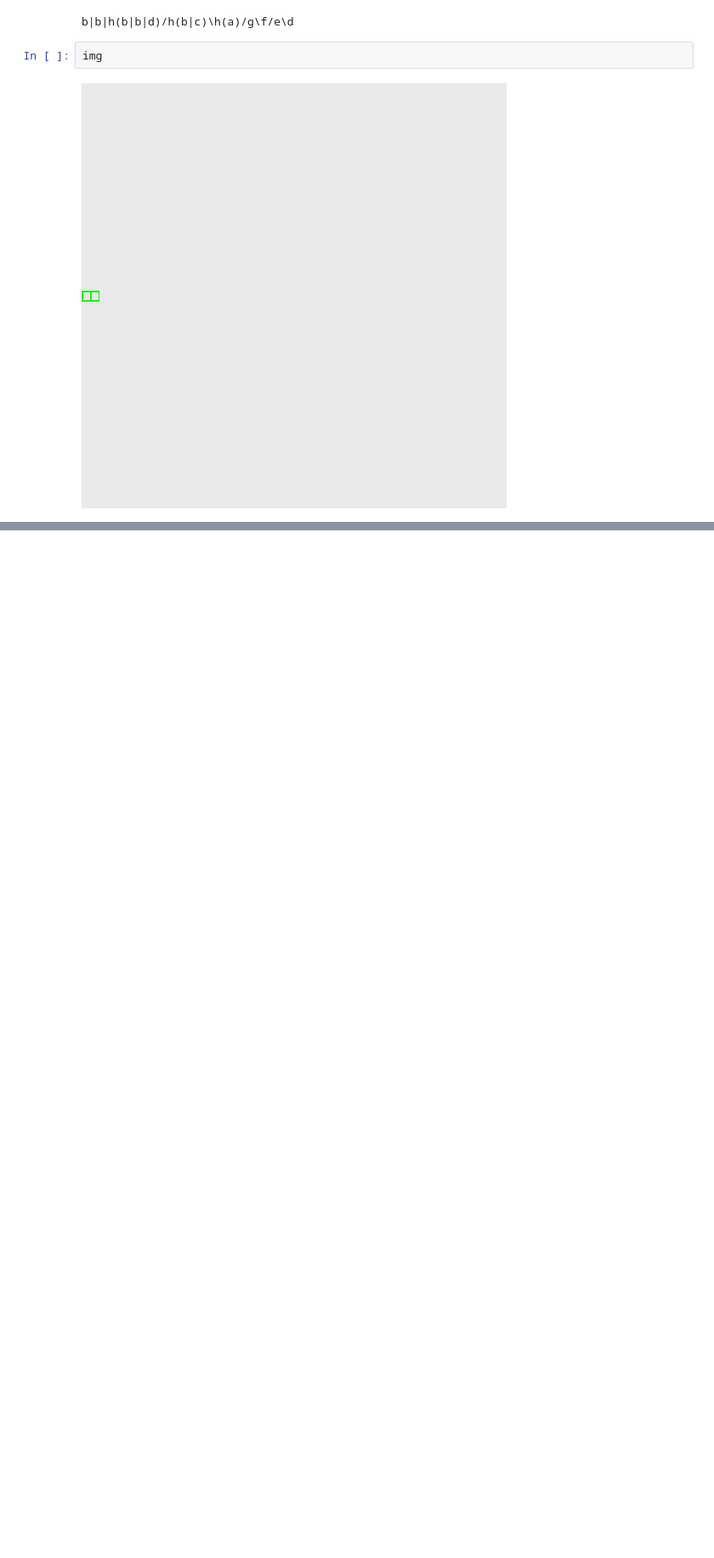
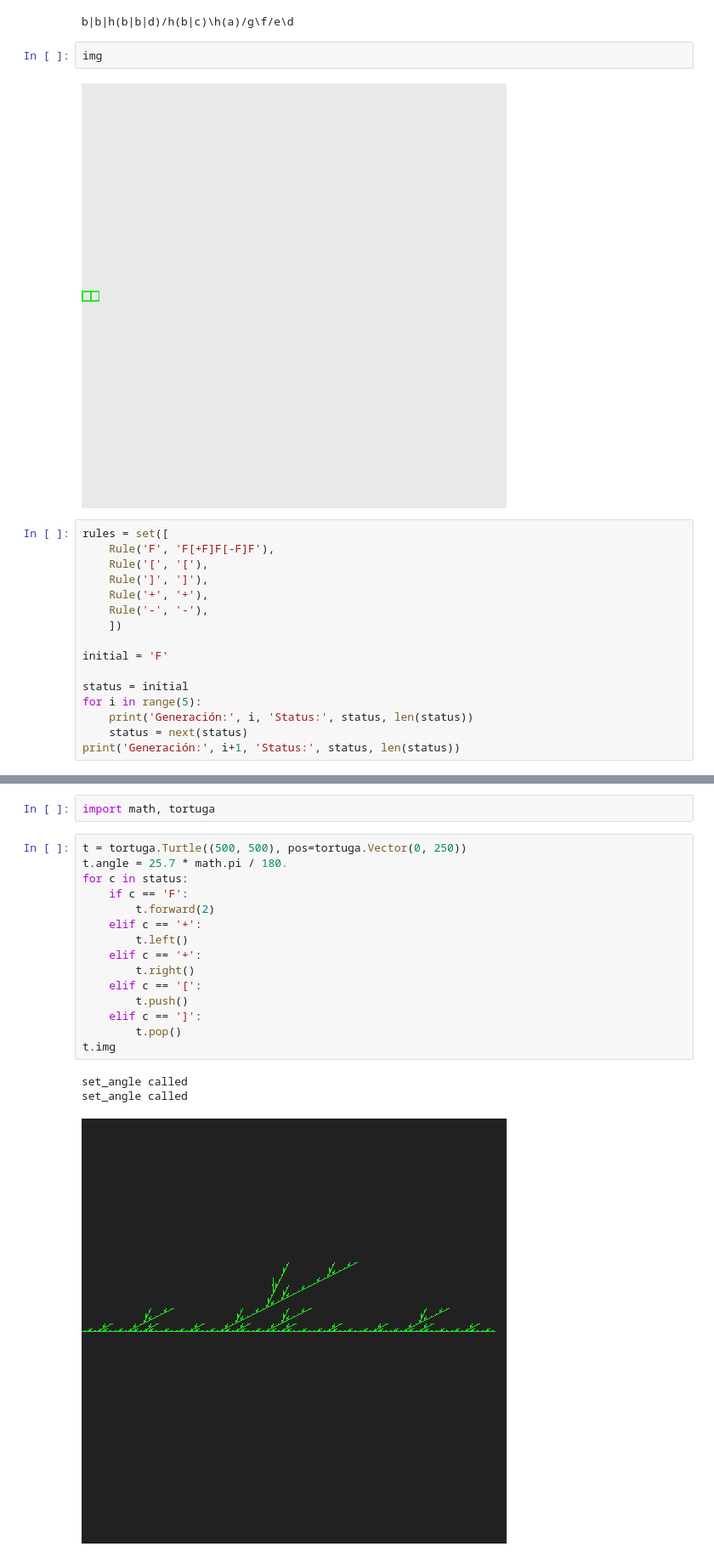
Before and after one commit to euribates/Jupyter, a Jupyter notebook: sistemas-de-lindenmayer.ipynb, the cells around one changed output, grey strips where cells are left out. Shown at 85% size. Drawn from its saved outputs; the diff is of its cells as text; blank space fills up the shorter version.

```diff
--- a/sistemas-de-lindenmayer.ipynb
+++ b/sistemas-de-lindenmayer.ipynb
@@ -229,3 +229,19 @@ b|b|h(b|b|d)/h(b|c)\h(a)/g\f/e\d
 img
 # %% [output]
 [figure]
+# %%
+rules = set([
+    Rule('F', 'F[+F]F[-F]F'),
+    Rule('[', '['),
+    Rule(']', ']'),
+    Rule('+', '+'),
+    Rule('-', '-'),
+    ])
+
+initial = 'F'
+
+status = initial
+for i in range(5):
+    print('Generación:', i, 'Status:', status, len(status))
+    status = next(status)
+print('Generación:', i+1, 'Status:', status, len(status))
@@ -231,0 +255,21 @@ img
+# %%
+import math, tortuga
+# %%
+t = tortuga.Turtle((500, 500), pos=tortuga.Vector(0, 250))
+t.angle = 25.7 * math.pi / 180.
+for c in status:
+    if c == 'F':
+        t.forward(2)
+    elif c == '+':
+        t.left()
+    elif c == '+':
+        t.right()
+    elif c == '[':
+        t.push()
+    elif c == ']':
+        t.pop()
+t.img
+# %% [output]
+set_angle called
+set_angle called
+[figure, added]
```
Also changed, not shown: parts of 3 cells of this notebook, 3 other files.
